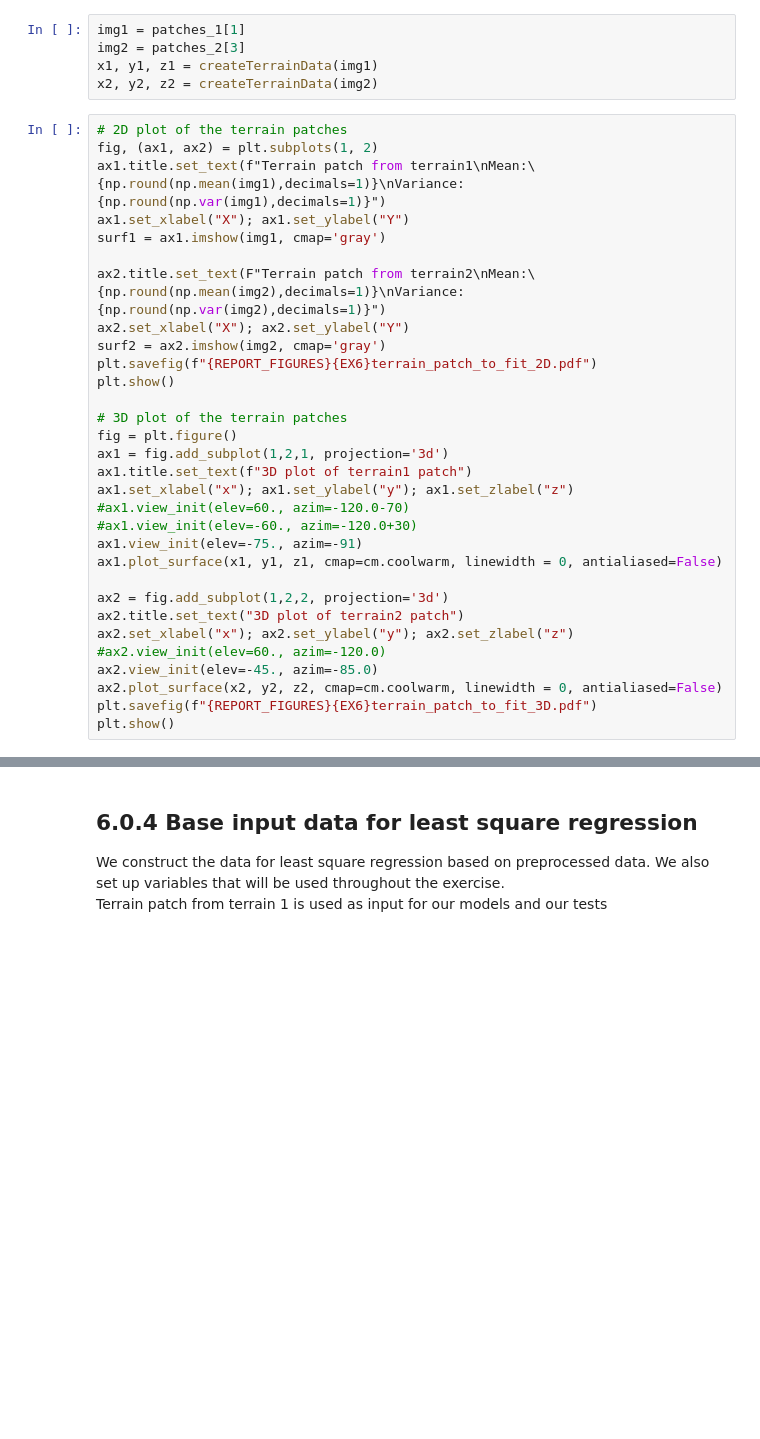
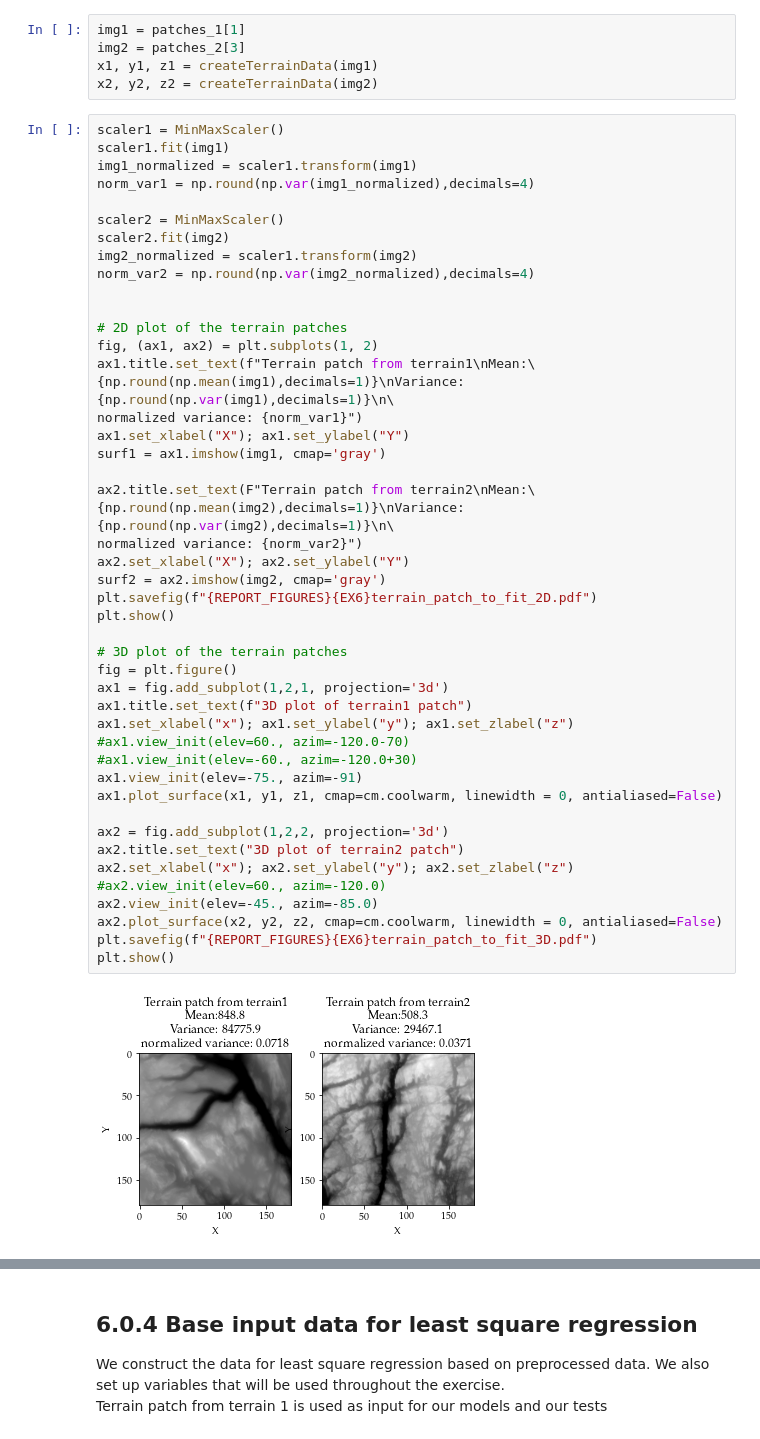
Before and after one commit to AndreasBordvik/FYS-STK4155-Prj1_report, a Jupyter notebook: code/Exercise6.ipynb, the cells around one changed output, grey strips where cells are left out. Saved outputs shown, nothing was run; the diff lists cells and outputs as text; blank space fills up the shorter version.

```diff
--- a/code/Exercise6.ipynb
+++ b/code/Exercise6.ipynb
@@ -216,35 +231,50 @@ img2 = patches_2[3]
 x1, y1, z1 = createTerrainData(img1)
 x2, y2, z2 = createTerrainData(img2)
 # %%
+scaler1 = MinMaxScaler()
+scaler1.fit(img1)
+img1_normalized = scaler1.transform(img1)
+norm_var1 = np.round(np.var(img1_normalized),decimals=4)
+
+scaler2 = MinMaxScaler()
+scaler2.fit(img2)
+img2_normalized = scaler1.transform(img2)
+norm_var2 = np.round(np.var(img2_normalized),decimals=4)
+
+
 # 2D plot of the terrain patches
 fig, (ax1, ax2) = plt.subplots(1, 2)
 ax1.title.set_text(f"Terrain patch from terrain1\nMean:\
-{np.round(np.mean(img1),decimals=1)}\nVariance: {np.round(np.var(img1),decimals=1)}")
+{np.round(np.mean(img1),decimals=1)}\nVariance: {np.round(np.var(img1),decimals=1)}\n\
+normalized variance: {norm_var1}")
 ax1.set_xlabel("X"); ax1.set_ylabel("Y")
 surf1 = ax1.imshow(img1, cmap='gray')
 
 ax2.title.set_text(F"Terrain patch from terrain2\nMean:\
-{np.round(np.mean(img2),decimals=1)}\nVariance: {np.round(np.var(img2),decimals=1)}")
+{np.round(np.mean(img2),decimals=1)}\nVariance: {np.round(np.var(img2),decimals=1)}\n\
+normalized variance: {norm_var2}")
 ax2.set_xlabel("X"); ax2.set_ylabel("Y")
 surf2 = ax2.imshow(img2, cmap='gray')
 plt.savefig(f"{REPORT_FIGURES}{EX6}terrain_patch_to_fit_2D.pdf")
 plt.show()
 
 # 3D plot of the terrain patches
 fig = plt.figure()
 ax1 = fig.add_subplot(1,2,1, projection='3d')
 ax1.title.set_text(f"3D plot of terrain1 patch")
 ax1.set_xlabel("x"); ax1.set_ylabel("y"); ax1.set_zlabel("z")
 #ax1.view_init(elev=60., azim=-120.0-70)
 #ax1.view_init(elev=-60., azim=-120.0+30)
 ax1.view_init(elev=-75., azim=-91)
 ax1.plot_surface(x1, y1, z1, cmap=cm.coolwarm, linewidth = 0, antialiased=False)
 
 ax2 = fig.add_subplot(1,2,2, projection='3d')
 ax2.title.set_text("3D plot of terrain2 patch")
 ax2.set_xlabel("x"); ax2.set_ylabel("y"); ax2.set_zlabel("z")
 #ax2.view_init(elev=60., azim=-120.0)
 ax2.view_init(elev=-45., azim=-85.0)
 ax2.plot_surface(x2, y2, z2, cmap=cm.coolwarm, linewidth = 0, antialiased=False)
 plt.savefig(f"{REPORT_FIGURES}{EX6}terrain_patch_to_fit_3D.pdf")
 plt.show()
+# %% [output]
+[figure, added]
```
Also changed, not shown: parts of 10 cells of this notebook, 22 other files.
